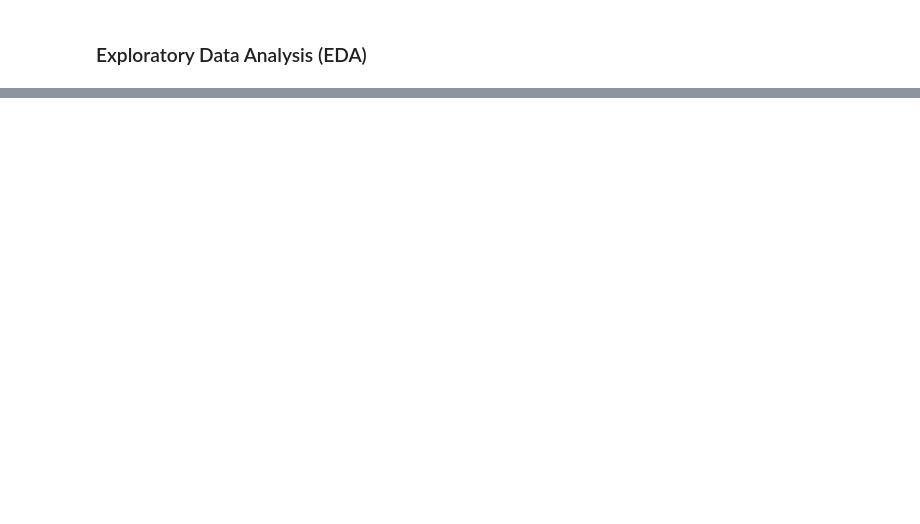
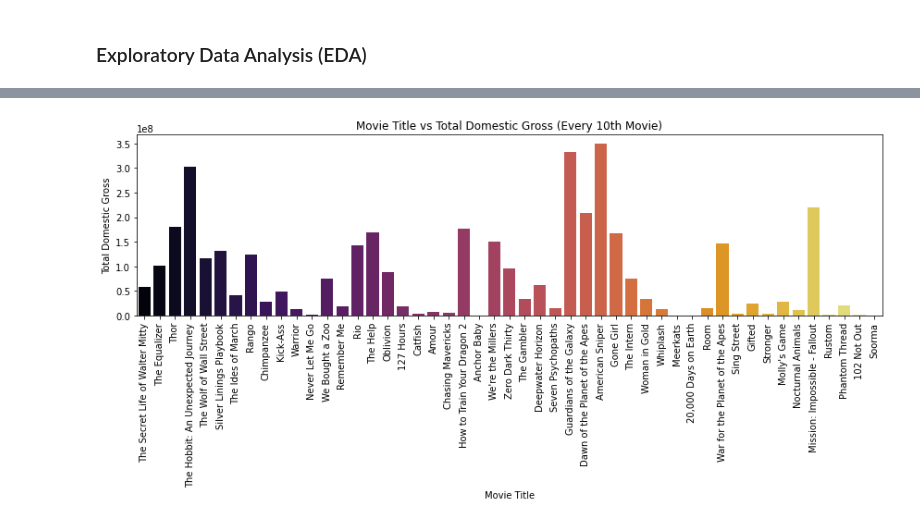
Before and after one commit to johN-Kioko/dsc-phase-1-project-v2-4, a Jupyter notebook: student.ipynb, the cells around one changed output, grey strips where cells are left out. Drawn from its saved outputs; the diff is of its cells as text; code cells hidden in the pictures; blank space fills up the shorter version.

```diff
--- a/student.ipynb
+++ b/student.ipynb
@@ -844,0 +903,12 @@ df_merging.head()
+# %%
+# Comparing The Movie Title with Domestic Gross
+plt.figure(figsize=(12, 6))
+sns.barplot(x="movie_title", y="domestic_gross", data=ratings.iloc[::10], palette="inferno")
+plt.title("Movie Title vs Total Domestic Gross (Every 10th Movie)")
+plt.xticks(rotation=90)
+plt.xlabel("Movie Title")
+plt.ylabel("Total Domestic Gross")
+plt.tight_layout()
+plt.show()
+# %% [output]
+[figure, added]
```
Also changed, not shown: parts of 27 cells of this notebook.
